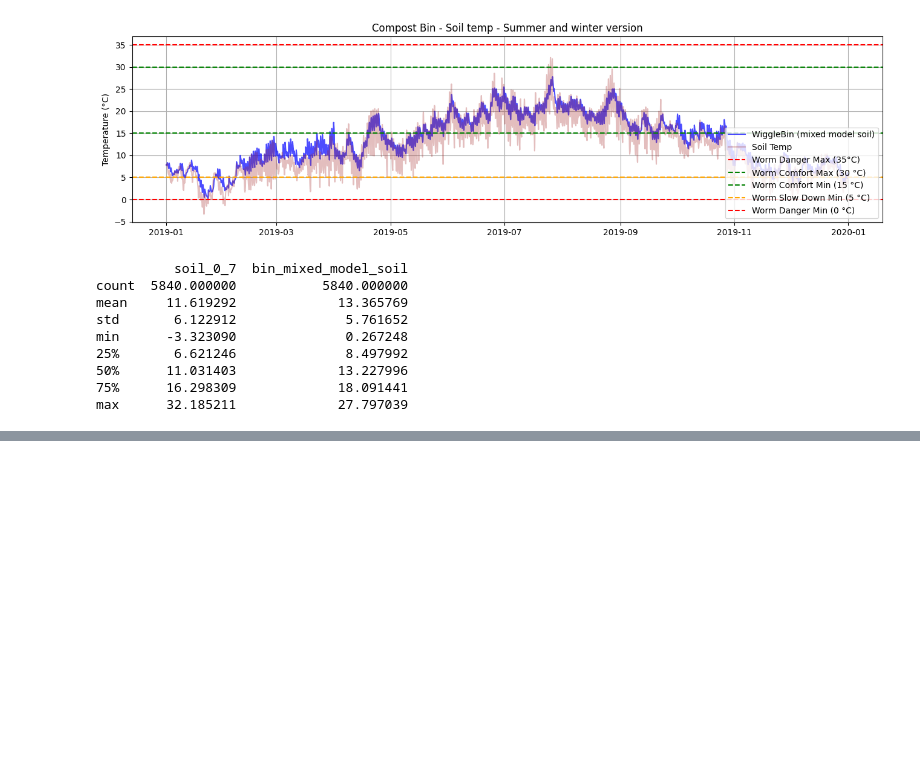
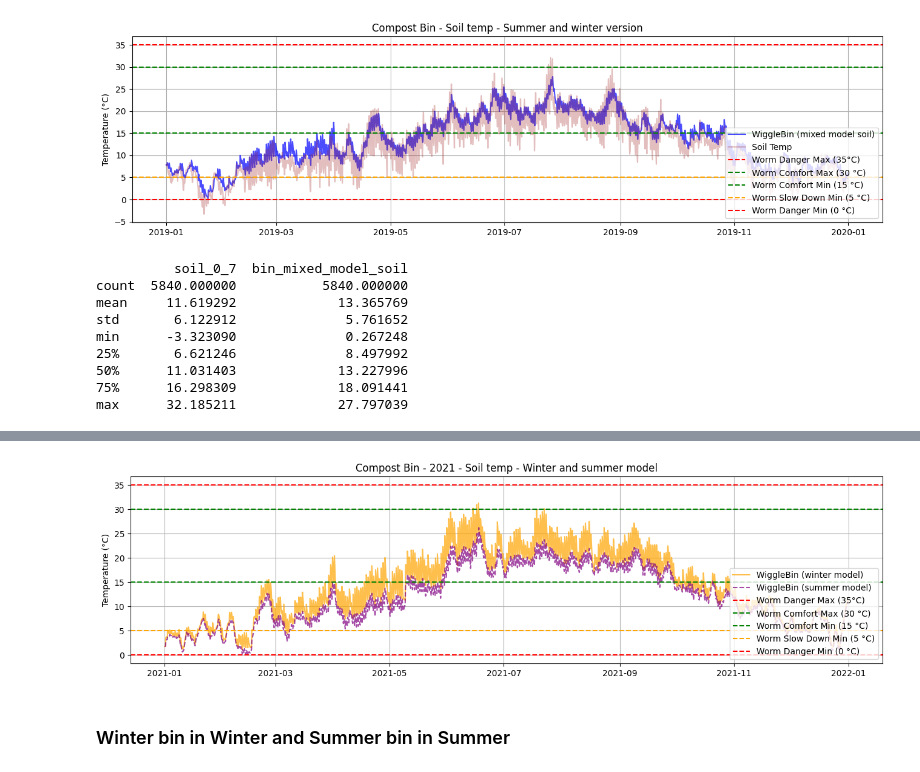
Before and after one commit to wiggle-bin/wiggle-research, a Jupyter notebook: wiggle-bin-year-analysis.ipynb, the cells around one changed output, grey strips where cells are left out. Saved outputs shown, nothing was run; the diff lists cells and outputs as text; code cells hidden in the pictures; blank space fills up the shorter version.

```diff
--- a/wiggle-bin-year-analysis.ipynb
+++ b/wiggle-bin-year-analysis.ipynb
@@ -179,0 +253,35 @@ max      32.185211             27.797039
+# %%
+# soil ambient
+year_2021['bin_winter_model_soil'] = simulate(
+    year_2021,
+    partial_shade=True,
+    color='black',
+    insulation=True,
+    auto_venting_lid=True,
+    use_soil_as_ambient=True
+)
+year_2021['bin_summer_model_soil'] = simulate(
+    year_2021,
+    partial_shade=True,
+    color='white',
+    insulation=True,
+    auto_venting_lid=True,
+    shade_on_hot_days=True,
+    use_soil_as_ambient=True
+)
+
+plt.figure(figsize=(16, 4))
+# plt.plot(selected_summer.index, selected_summer['temp'], label='Air Temp', color='skyblue')
+# plt.plot(selected_summer.index, selected_summer['soil_0_7'], label='Soil Temp', color='brown', linestyle="--", alpha=0.5)
+plt.plot(year_2021.index, year_2021['bin_winter_model_soil'], label='WiggleBin (winter model)', color='orange', alpha=0.7)
+plt.plot(year_2021.index, year_2021['bin_summer_model_soil'], label='WiggleBin (summer model)', color='purple', alpha=0.7, linestyle="--")
+plt.title("Compost Bin - 2021 - Soil temp - Winter and summer model")
+plt.ylabel("Temperature (°C)")
+add_worm_temperature_zones()
+plt.legend(loc='lower right')
+plt.grid()
+plt.show()
+# %% [output]
+[figure, added]
+# %% [markdown]
+### Winter bin in Winter and Summer bin in Summer
```
Also changed, not shown: parts of 14 cells of this notebook.
